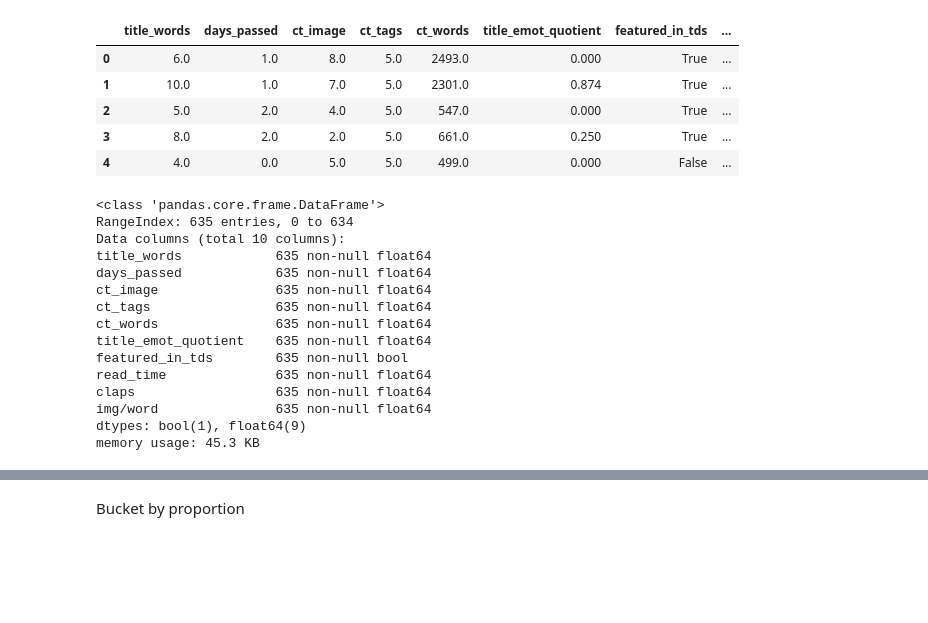
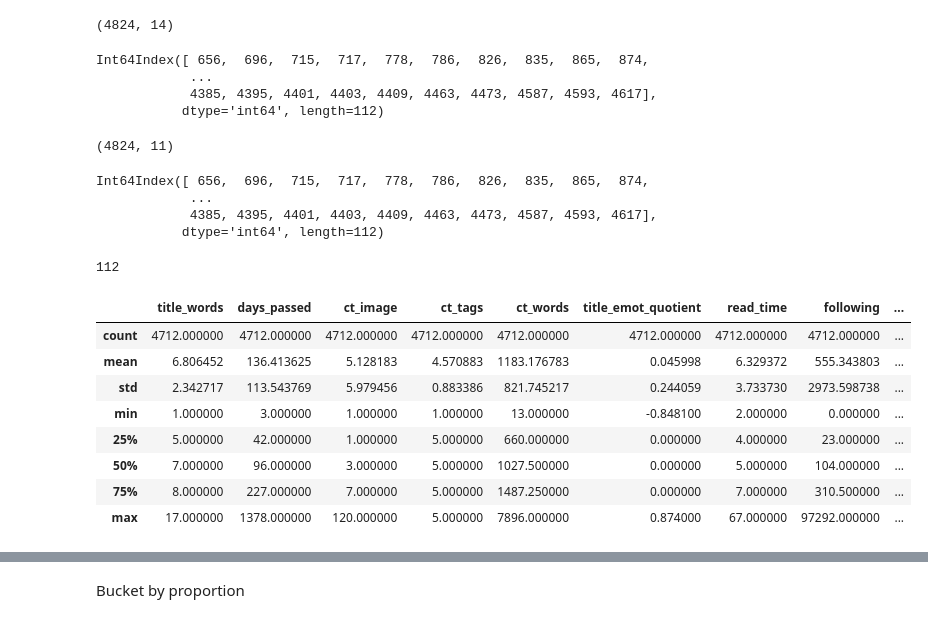
Before and after one commit to aswalin/Medium_Blogs_Analytics, a Jupyter notebook: random_forest.ipynb, the cells around one changed output, grey strips where cells are left out. Drawn from its saved outputs; the diff is of its cells as text; code cells hidden in the pictures; blank space fills up the shorter version.

```diff
--- a/random_forest.ipynb
+++ b/random_forest.ipynb
@@ -10,10 +11,5 @@ import matplotlib.pyplot as plt
 # %%
-data = pd.read_csv('data.csv')
-data.head()
+data = pd.read_csv('data4.csv')
+data.shape
 # %% [output]
-|  | title_words | days_passed | ct_image | ct_tags | ct_words | title_emot_quotient | featured_in_tds | ... |
-| 0 | 6.0 | 1.0 | 8.0 | 5.0 | 2493.0 | 0.000 | True | ... |
-| 1 | 10.0 | 1.0 | 7.0 | 5.0 | 2301.0 | 0.874 | True | ... |
-| 2 | 5.0 | 2.0 | 4.0 | 5.0 | 547.0 | 0.000 | True | ... |
-| 3 | 8.0 | 2.0 | 2.0 | 5.0 | 661.0 | 0.250 | True | ... |
-| 4 | 4.0 | 0.0 | 5.0 | 5.0 | 499.0 | 0.000 | False | ... |
+(4824, 14)
@@ -19,0 +18,22 @@ data.head()
+# %%
+dup.index
+# %% [output]
+Int64Index([ 656,  696,  715,  717,  778,  786,  826,  835,  865,  874,
+            ...
+            4385, 4395, 4401, 4403, 4409, 4463, 4473, 4587, 4593, 4617],
+           dtype='int64', length=112)
+# %%
+data_scraped = pd.read_csv('data_scraped4.csv')
+print(data_scraped.shape)
+dup_scraped = data_scraped[data_scraped.duplicated()]
+dup_scraped.index
+# %% [output]
+(4824, 11)
+Int64Index([ 656,  696,  715,  717,  778,  786,  826,  835,  865,  874,
+            ...
+            4385, 4395, 4401, 4403, 4409, 4463, 4473, 4587, 4593, 4617],
+           dtype='int64', length=112)
+# %%
+sum((dup.index == dup_scraped.index) == True)
+# %% [output]
+112
@@ -20,18 +43,12 @@ data.head()
 # %%
-data.info()
+data.describe()
 # %% [output]
-<class 'pandas.core.frame.DataFrame'>
-RangeIndex: 635 entries, 0 to 634
-Data columns (total 10 columns):
-title_words            635 non-null float64
-days_passed            635 non-null float64
-ct_image               635 non-null float64
-ct_tags                635 non-null float64
-ct_words               635 non-null float64
-title_emot_quotient    635 non-null float64
-featured_in_tds        635 non-null bool
-read_time              635 non-null float64
-claps                  635 non-null float64
-img/word               635 non-null float64
-dtypes: bool(1), float64(9)
-memory usage: 45.3 KB
+|  | title_words | days_passed | ct_image | ct_tags | ct_words | title_emot_quotient | read_time | following | ... |
+| count | 4712.000000 | 4712.000000 | 4712.000000 | 4712.000000 | 4712.000000 | 4712.000000 | 4712.000000 | 4712.000000 | ... |
+| mean | 6.806452 | 136.413625 | 5.128183 | 4.570883 | 1183.176783 | 0.045998 | 6.329372 | 555.343803 | ... |
+| std | 2.342717 | 113.543769 | 5.979456 | 0.883386 | 821.745217 | 0.244059 | 3.733730 | 2973.598738 | ... |
+| min | 1.000000 | 3.000000 | 1.000000 | 1.000000 | 13.000000 | -0.848100 | 2.000000 | 0.000000 | ... |
+| 25% | 5.000000 | 42.000000 | 1.000000 | 5.000000 | 660.000000 | 0.000000 | 4.000000 | 23.000000 | ... |
+| 50% | 7.000000 | 96.000000 | 3.000000 | 5.000000 | 1027.500000 | 0.000000 | 5.000000 | 104.000000 | ... |
+| 75% | 8.000000 | 227.000000 | 7.000000 | 5.000000 | 1487.250000 | 0.000000 | 7.000000 | 310.500000 | ... |
+| max | 17.000000 | 1378.000000 | 120.000000 | 5.000000 | 7896.000000 | 0.874000 | 67.000000 | 97292.000000 | ... |
```
Also changed, not shown: parts of 82 cells of this notebook.
